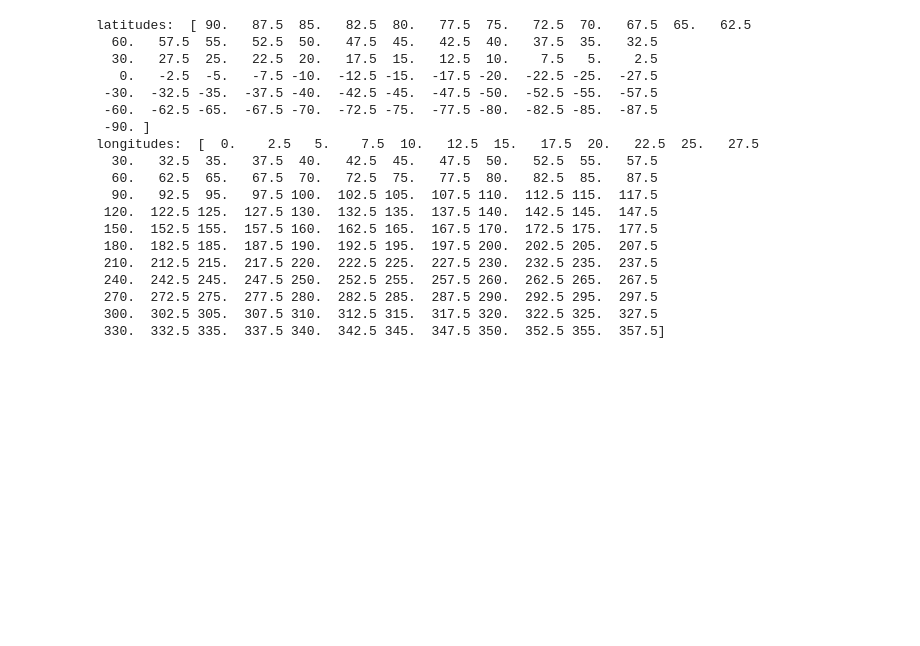
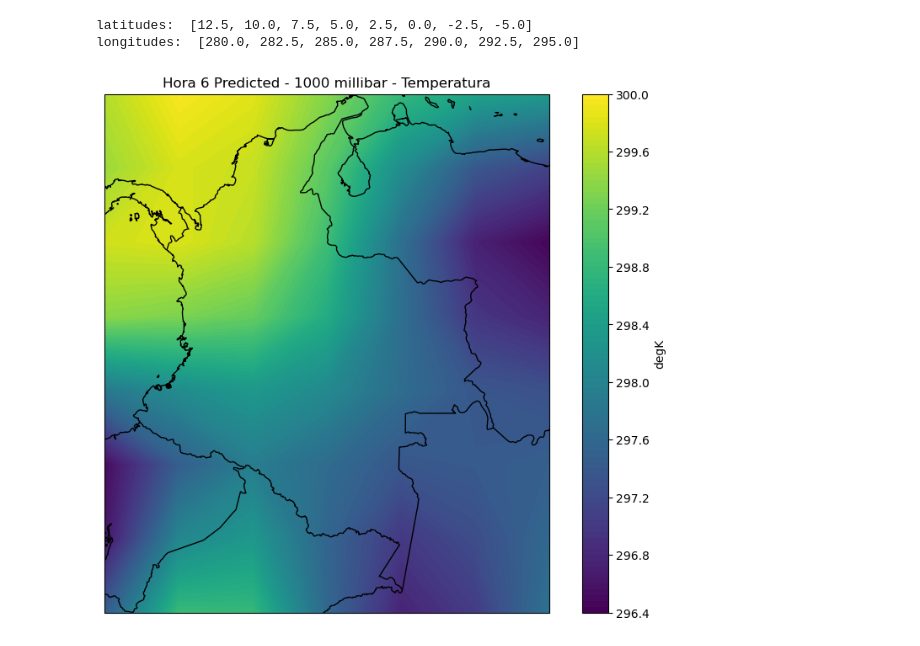
Before and after one commit to sdariza/DOE, a Jupyter notebook: main.ipynb, the cells around one changed output. Drawn from its saved outputs; the diff is of its cells as text; code cells hidden in the pictures; blank space fills up the shorter version.

```diff
--- a/main.ipynb
+++ b/main.ipynb
@@ -0,0 +190,6 @@
+# %%
+model = XGBRegressor()
+model.fit(X,Y)
+print(f'R^2: {model.score(X_test,Y_test)}')
+print(f'MAE: {mean_absolute_error(Y_test,model.predict(X_test))}')
+print(f'MAPE: {mean_absolute_percentage_error(Y_test,model.predict(X_test))}')
@@ -0,0 +200,3 @@
+# %%
+X_pred = model.predict([X_test[0]])
+X_pred
@@ -43,28 +245,28 @@ cube
-# %%
-lats = cube.coord('latitude').points
-lons = cube.coord('longitude').points
-print('latitudes: ', lats)
-print('longitudes: ', lons)
-# %% [output]
-latitudes:  [ 90.   87.5  85.   82.5  80.   77.5  75.   72.5  70.   67.5  65.   62.5
-  60.   57.5  55.   52.5  50.   47.5  45.   42.5  40.   37.5  35.   32.5
-  30.   27.5  25.   22.5  20.   17.5  15.   12.5  10.    7.5   5.    2.5
-   0.   -2.5  -5.   -7.5 -10.  -12.5 -15.  -17.5 -20.  -22.5 -25.  -27.5
- -30.  -32.5 -35.  -37.5 -40.  -42.5 -45.  -47.5 -50.  -52.5 -55.  -57.5
- -60.  -62.5 -65.  -67.5 -70.  -72.5 -75.  -77.5 -80.  -82.5 -85.  -87.5
- -90. ]
-longitudes:  [  0.    2.5   5.    7.5  10.   12.5  15.   17.5  20.   22.5  25.   27.5
-  30.   32.5  35.   37.5  40.   42.5  45.   47.5  50.   52.5  55.   57.5
-  60.   62.5  65.   67.5  70.   72.5  75.   77.5  80.   82.5  85.   87.5
-  90.   92.5  95.   97.5 100.  102.5 105.  107.5 110.  112.5 115.  117.5
- 120.  122.5 125.  127.5 130.  132.5 135.  137.5 140.  142.5 145.  147.5
- 150.  152.5 155.  157.5 160.  162.5 165.  167.5 170.  172.5 175.  177.5
- 180.  182.5 185.  187.5 190.  192.5 195.  197.5 200.  202.5 205.  207.5
- 210.  212.5 215.  217.5 220.  222.5 225.  227.5 230.  232.5 235.  237.5
- 240.  242.5 245.  247.5 250.  252.5 255.  257.5 260.  262.5 265.  267.5
- 270.  272.5 275.  277.5 280.  282.5 285.  287.5 290.  292.5 295.  297.5
- 300.  302.5 305.  307.5 310.  312.5 315.  317.5 320.  322.5 325.  327.5
- 330.  332.5 335.  337.5 340.  342.5 345.  347.5 350.  352.5 355.  357.5]
+# %%
+lats = [12.5, 10. ,  7.5 , 5.  , 2.5 , 0.,  -2.5 ,-5. ]
+lons = [280.,  282.5 ,285. , 287.5 ,290.  ,292.5 ,295. ]
+print('latitudes: ', lats)
+print('longitudes: ', lons)
+# %% [output]
+latitudes:  [12.5, 10.0, 7.5, 5.0, 2.5, 0.0, -2.5, -5.0]
+longitudes:  [280.0, 282.5, 285.0, 287.5, 290.0, 292.5, 295.0]
+# %%
+# Configura el mapa y la proyección
+fig = plt.figure(figsize=(10, 8))
+ax = plt.axes(projection=ccrs.PlateCarree())
+# Agrega características del mapa
+ax.add_feature(cfeature.COASTLINE)
+ax.add_feature(cfeature.BORDERS, linestyle='-', linewidth=1, edgecolor='k')
+
+# Grafica los datos
+plt.contourf(lons, lats, X_pred.reshape(lat_dim, lon_dim),
+             transform=ccrs.PlateCarree(), cmap='viridis', levels=100)
+# Muestra el gráfico
+plt.colorbar(label=cube.units)
+plt.title('Hora 6 Predicted - 1000 millibar - Temperatura')
+plt.show()
+# %% [output]
+[figure, added]
 # %%
 # Configura el mapa y la proyección
 fig = plt.figure(figsize=(10, 8))
```
Also changed, not shown: parts of 35 cells of this notebook, 6 other files.
